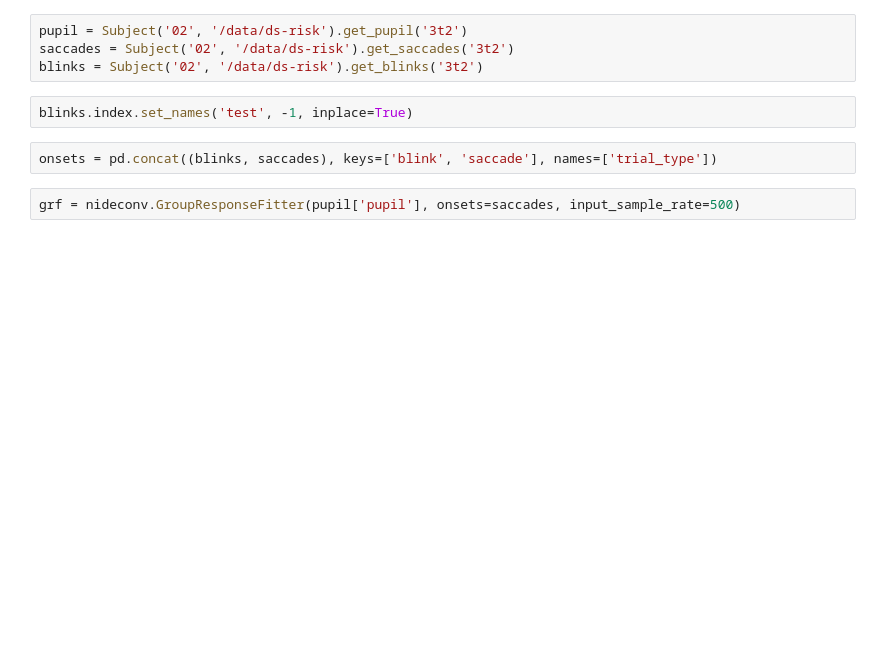
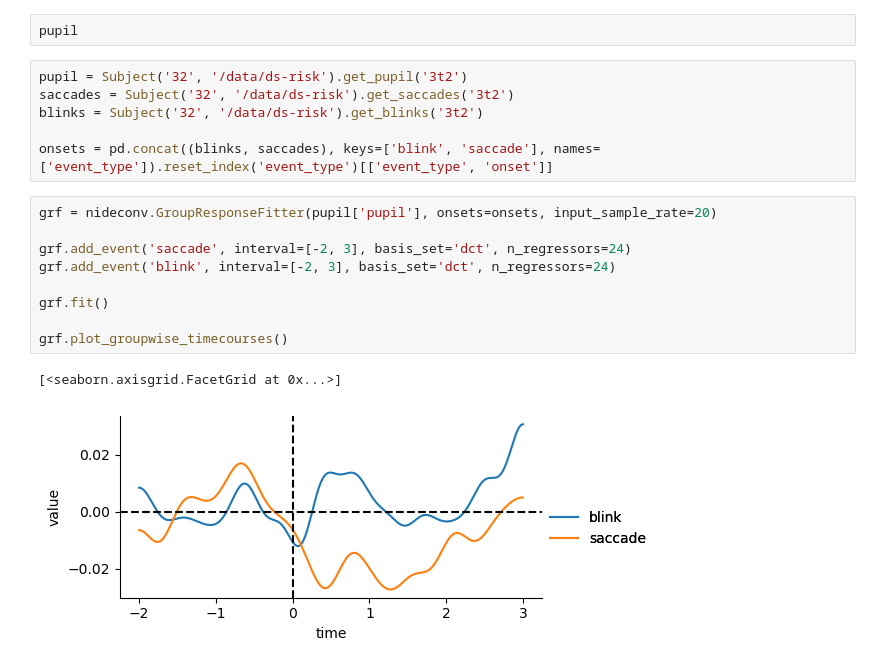
Before and after one commit to Gilles86/risk_experiment, a Jupyter notebook: risk_experiment/pupil/eye.ipynb, the cells around one changed output. Drawn from its saved outputs; the diff is of its cells as text; blank space fills up the shorter version.

```diff
--- a/risk_experiment/pupil/eye.ipynb
+++ b/risk_experiment/pupil/eye.ipynb
@@ -4,11 +17,21 @@ from risk_experiment.utils.data import Subject
+# %%
+pupil
 # %%
-pupil = Subject('02', '/data/ds-risk').get_pupil('3t2')
-saccades = Subject('02', '/data/ds-risk').get_saccades('3t2')
-blinks = Subject('02', '/data/ds-risk').get_blinks('3t2')
+pupil = Subject('32', '/data/ds-risk').get_pupil('3t2')
+saccades = Subject('32', '/data/ds-risk').get_saccades('3t2')
+blinks = Subject('32', '/data/ds-risk').get_blinks('3t2')
+
+onsets = pd.concat((blinks, saccades), keys=['blink', 'saccade'], names=['event_type']).reset_index('event_type')[['event_type', 'onset']]
-# %%
-blinks.index.set_names('test', -1, inplace=True)
-# %%
-onsets = pd.concat((blinks, saccades), keys=['blink', 'saccade'], names=['trial_type'])
-# %%
-grf = nideconv.GroupResponseFitter(pupil['pupil'], onsets=saccades, input_sample_rate=500)
+# %%
+grf = nideconv.GroupResponseFitter(pupil['pupil'], onsets=onsets, input_sample_rate=20)
+
+grf.add_event('saccade', interval=[-2, 3], basis_set='dct', n_regressors=24)
+grf.add_event('blink', interval=[-2, 3], basis_set='dct', n_regressors=24)
+
+grf.fit()
+
+grf.plot_groupwise_timecourses()
+# %% [output]
+[<seaborn.axisgrid.FacetGrid at 0x...>]
+[figure, added]
 # %%
```
Also changed, not shown: parts of 6 cells of this notebook.
